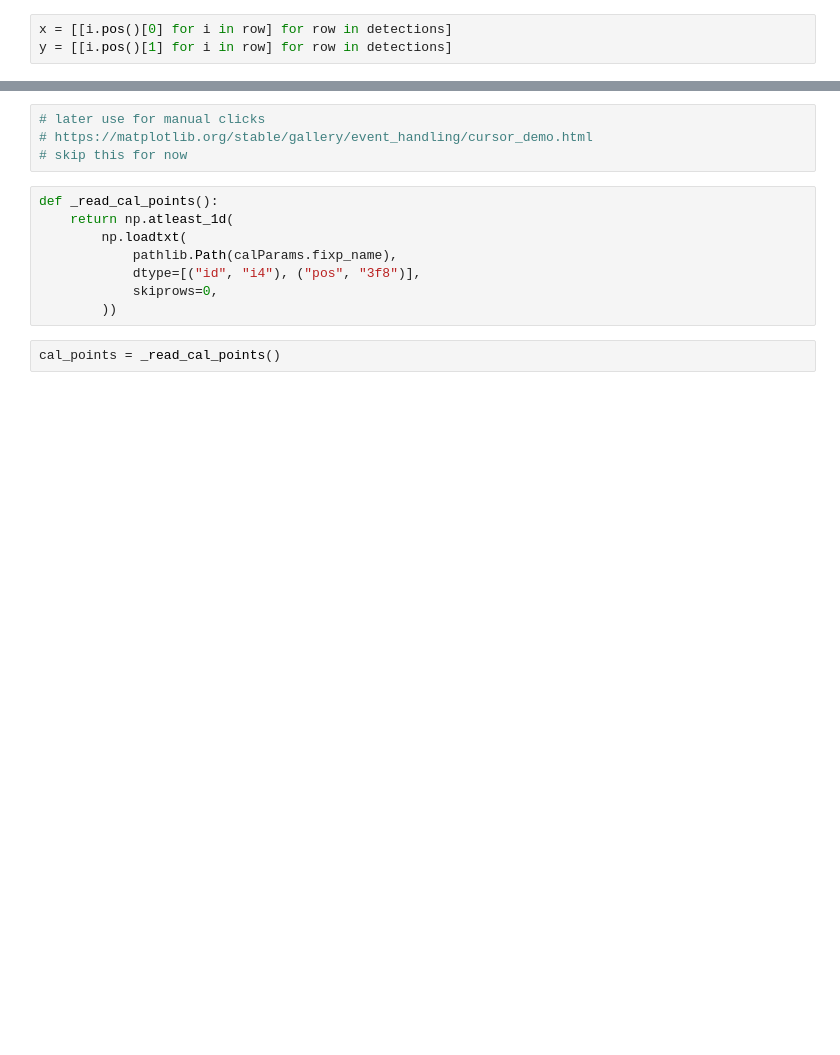
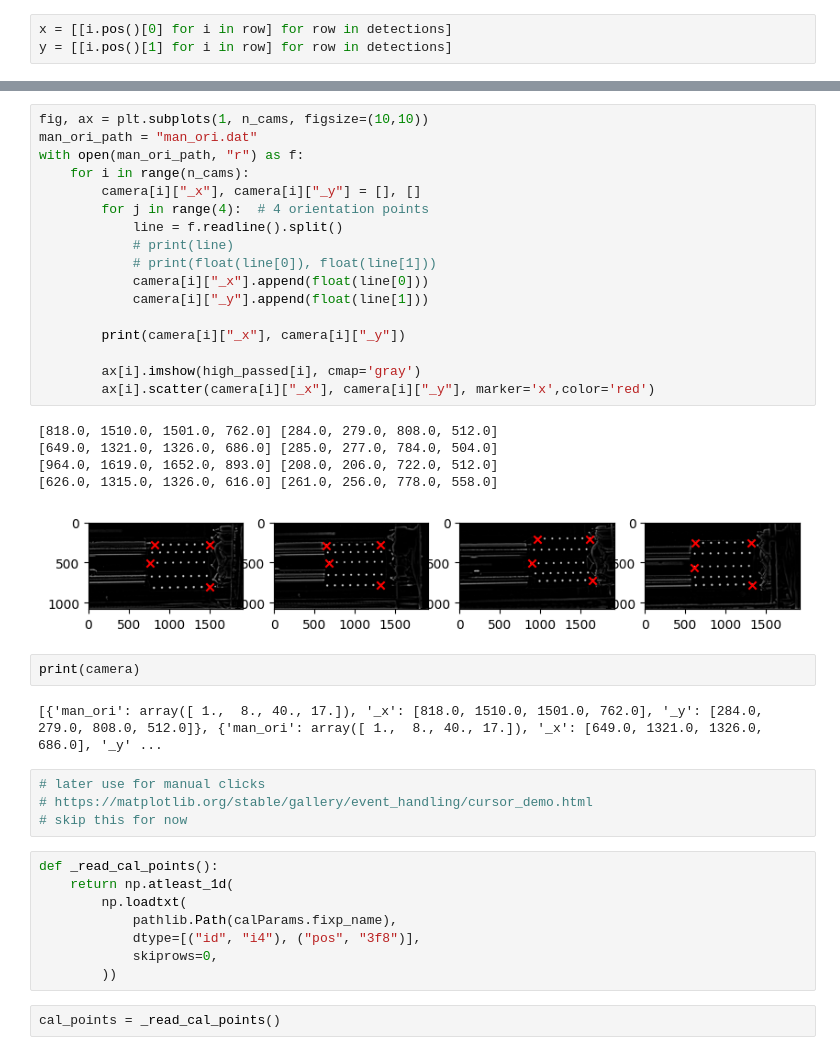
Before and after one commit to alexlib/pyptv, a Jupyter notebook: pyptv/pyptv.ipynb, the cells around one changed output, grey strips where cells are left out. Cells and saved outputs as stored; diff of their text form; blank space fills up the shorter version.

```diff
--- a/pyptv/pyptv.ipynb
+++ b/pyptv/pyptv.ipynb
@@ -142,3 +158,30 @@ for i,c in enumerate(high_passed):
+# %%
+fig, ax = plt.subplots(1, n_cams, figsize=(10,10))
+man_ori_path = "man_ori.dat"
+with open(man_ori_path, "r") as f:
+    for i in range(n_cams):
+        camera[i]["_x"], camera[i]["_y"] = [], []
+        for j in range(4):  # 4 orientation points
+            line = f.readline().split()
+            # print(line)
+            # print(float(line[0]), float(line[1]))
+            camera[i]["_x"].append(float(line[0]))
+            camera[i]["_y"].append(float(line[1]))
+
+        print(camera[i]["_x"], camera[i]["_y"])
+
+        ax[i].imshow(high_passed[i], cmap='gray')
+        ax[i].scatter(camera[i]["_x"], camera[i]["_y"], marker='x',color='red')
+# %% [output]
+[818.0, 1510.0, 1501.0, 762.0] [284.0, 279.0, 808.0, 512.0]
+[649.0, 1321.0, 1326.0, 686.0] [285.0, 277.0, 784.0, 504.0]
+[964.0, 1619.0, 1652.0, 893.0] [208.0, 206.0, 722.0, 512.0]
+[626.0, 1315.0, 1326.0, 616.0] [261.0, 256.0, 778.0, 558.0]
+[figure, added]
+# %%
+print(camera)
+# %% [output]
+[{'man_ori': array([ 1.,  8., 40., 17.]), '_x': [818.0, 1510.0, 1501.0, 762.0], '_y': [284.0, 279.0, 808.0, 512.0]}, {'man_ori': array([ 1.,  8., 40., 17.]), '_x': [649.0, 1321.0, 1326.0, 686.0], '_y' ...
 # %%
 # later use for manual clicks
 # https://matplotlib.org/stable/gallery/event_handling/cursor_demo.html
```
Also changed, not shown: parts of 21 cells of this notebook.
